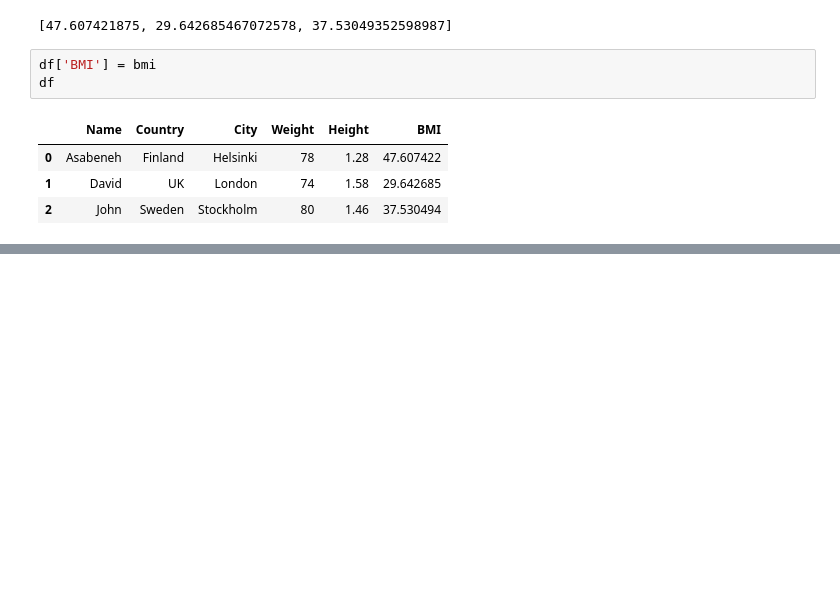
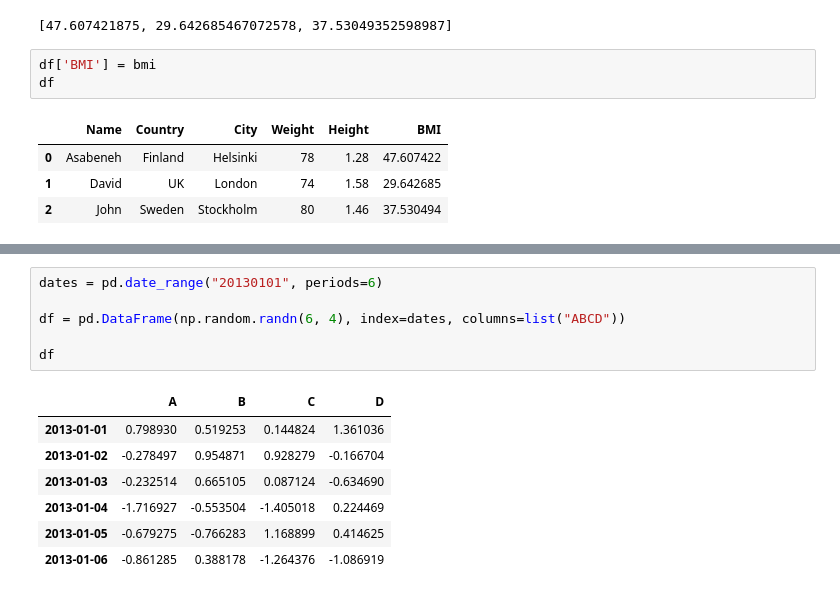
Before and after one commit to DeSilva008/Python-Exercise, a Jupyter notebook: 14.ipynb, the cells around one changed output, grey strips where cells are left out. Cells and saved outputs as stored; diff of their text form; blank space fills up the shorter version.

```diff
--- a/14.ipynb
+++ b/14.ipynb
@@ -346,0 +462,14 @@ df
+# %%
+dates = pd.date_range("20130101", periods=6)
+
+df = pd.DataFrame(np.random.randn(6, 4), index=dates, columns=list("ABCD"))
+
+df
+# %% [output]
+|  | A | B | C | D |
+| 2013-01-01 | 0.798930 | 0.519253 | 0.144824 | 1.361036 |
+| 2013-01-02 | -0.278497 | 0.954871 | 0.928279 | -0.166704 |
+| 2013-01-03 | -0.232514 | 0.665105 | 0.087124 | -0.634690 |
+| 2013-01-04 | -1.716927 | -0.553504 | -1.405018 | 0.224469 |
+| 2013-01-05 | -0.679275 | -0.766283 | 1.168899 | 0.414625 |
+| 2013-01-06 | -0.861285 | 0.388178 | -1.264376 | -1.086919 |
```
Also changed, not shown: parts of 22 cells of this notebook.
